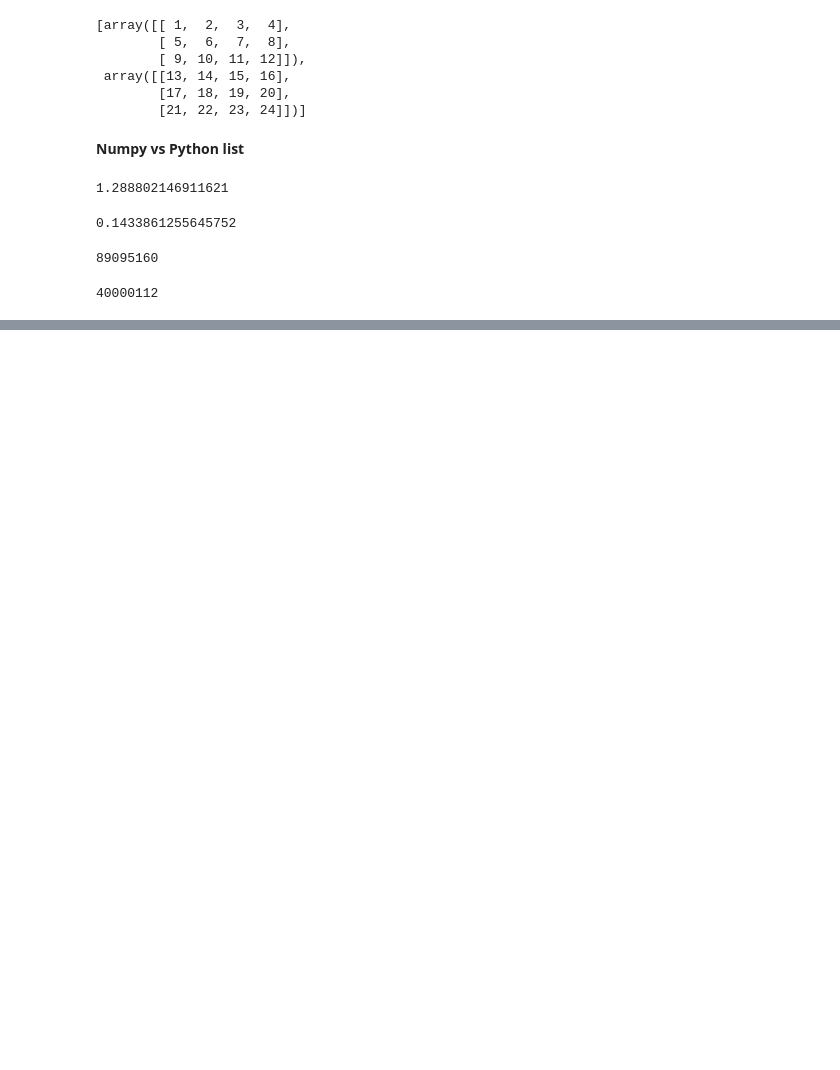
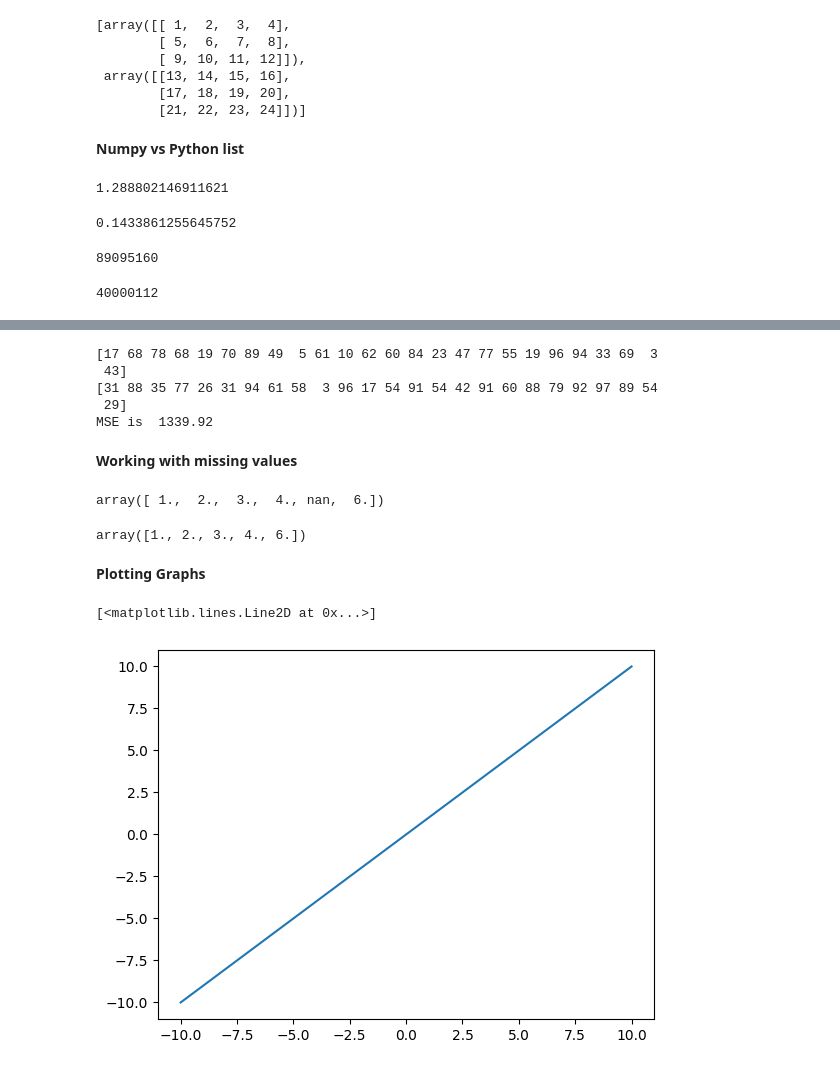
Before and after one commit to sameer-malik1/AI-ML, a Jupyter notebook: Numpy.ipynb, the cells around one changed output, grey strips where cells are left out. Saved outputs shown, nothing was run; the diff lists cells and outputs as text; code cells hidden in the pictures; blank space fills up the shorter version.

Commit message:
Add numpy exercises with tricks to expedite the process

```diff
--- a/Numpy.ipynb
+++ b/Numpy.ipynb
@@ -346,0 +479,44 @@ sys.getsizeof(numpyList)
+# %%
+import numpy as np
+import random
+# Mean squared error
+actual = np.random.randint(1,100,25)
+predicted = np.random.randint(1,100,25)
+
+print(actual)
+print(predicted)
+
+mse = np.mean((actual-predicted)**2)
+
+print("MSE is ",mse)
+# %% [output]
+[17 68 78 68 19 70 89 49  5 61 10 62 60 84 23 47 77 55 19 96 94 33 69  3
+ 43]
+[31 88 35 77 26 31 94 61 58  3 96 17 54 91 54 42 91 60 88 79 92 97 89 54
+ 29]
+MSE is  1339.92
+# %% [markdown]
+**Working with missing values**
+# %%
+arr = np.array([1,2,3,4,np.nan,6]) # np.nan is used for missing value
+arr
+# %% [output]
+array([ 1.,  2.,  3.,  4., nan,  6.])
+# %%
+np.isnan(arr) # returns the boolean array, missing value wiht true flag
+arr[~np.isnan(arr)] # returns the array of all non-missing values after removing missing values
+# %% [output]
+array([1., 2., 3., 4., 6.])
+# %% [markdown]
+**Plotting Graphs**
+# %%
+import matplotlib.pyplot as plt
+
+# plotting 2D graph -> x = y
+x = np.linspace(-10,10,100) # creating an array of 100 equidistant points from -10 to 10
+y = np.linspace(-10,10,100)
+
+plt.plot(x,y)
+# %% [output]
+[<matplotlib.lines.Line2D at 0x...>]
+[figure, added]
```
Also changed, not shown: parts of 22 cells of this notebook.
